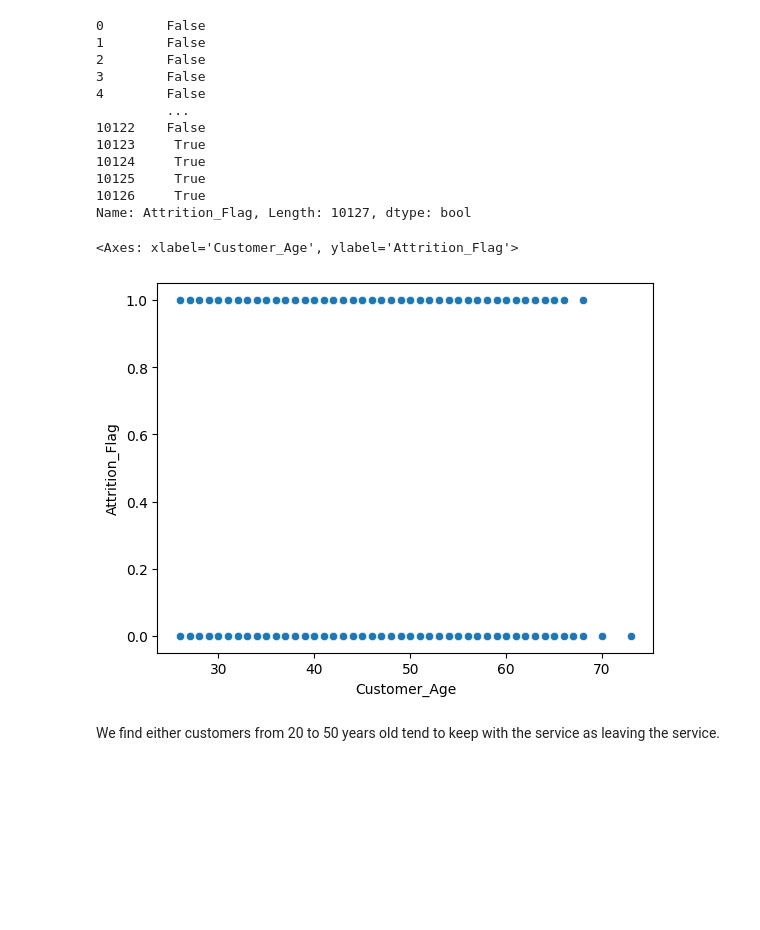
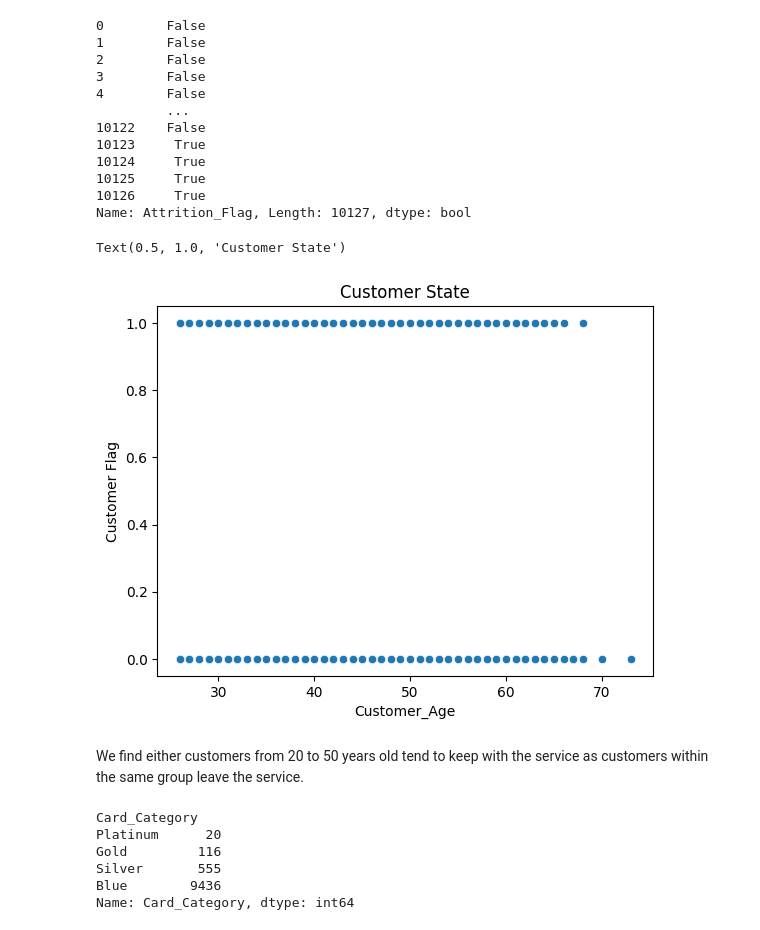
Before and after one commit to gas2345678/data_analysis-portfolio, a Jupyter notebook: Python/data_analysis_visualizations/bankchurns.ipynb, the cells around one changed output. Drawn from its saved outputs; the diff is of its cells as text; code cells hidden in the pictures; blank space fills up the shorter version.

```diff
--- a/Python/data_analysis_visualizations/bankchurns.ipynb
+++ b/Python/data_analysis_visualizations/bankchurns.ipynb
@@ -90,9 +115,25 @@ print(no_existing_customers)
 10126     True
 Name: Attrition_Flag, Length: 10127, dtype: bool
 # %%
-sb.scatterplot(data=df,x="Customer_Age",y=no_existing_customers)
+customers_plot = sb.scatterplot(data=df,x="Customer_Age",y=no_existing_customers)
+customers_plot.set_ylabel("Customer Flag")
+customers_plot.set_title("Customer State")
 # %% [output]
-<Axes: xlabel='Customer_Age', ylabel='Attrition_Flag'>
+Text(0.5, 1.0, 'Customer State')
-[figure, old version]
+[figure, new version]
 # %% [markdown]
-We find either customers from 20 to 50 years old tend to keep with the service as leaving the service.
+We find either customers from 20 to 50 years old tend to keep with the service as customers within the same group leave the service.
+# %%
+#We get the total amount of customers with each credit card category
+credit_cards_type = df.groupby("Card_Category")["Card_Category"].agg("count")
+#We order the quantity in ascending order
+sorted_credit_cards = credit_cards_type.sort_values(ascending=True)
+#Print the result
+print(sorted_credit_cards)
+# %% [output]
+Card_Category
+Platinum      20
+Gold         116
+Silver       555
+Blue        9436
+Name: Card_Category, dtype: int64
```
Also changed, not shown: parts of 3 cells of this notebook.
